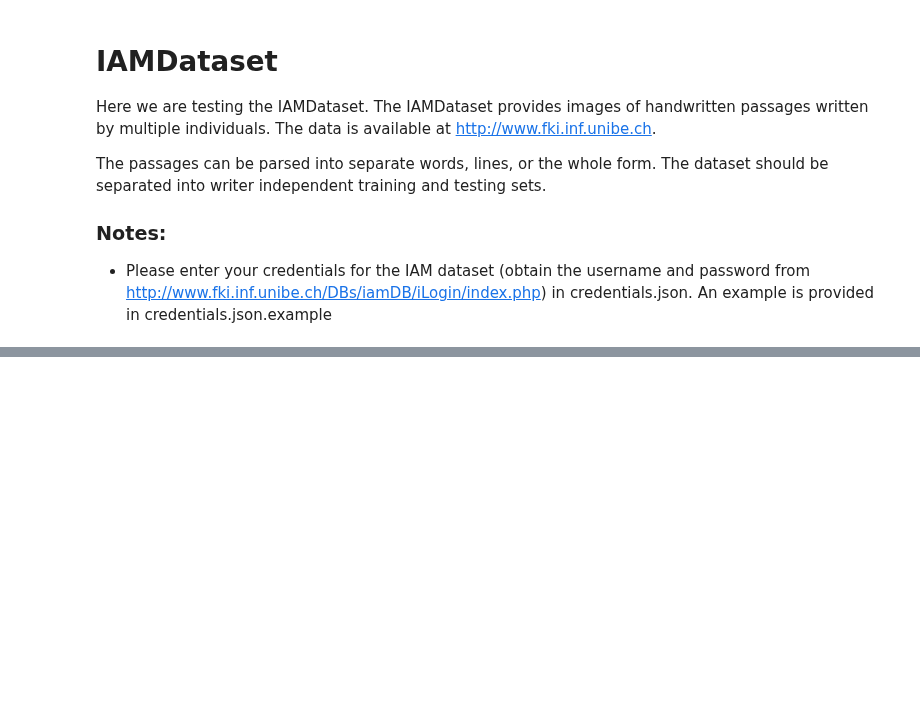
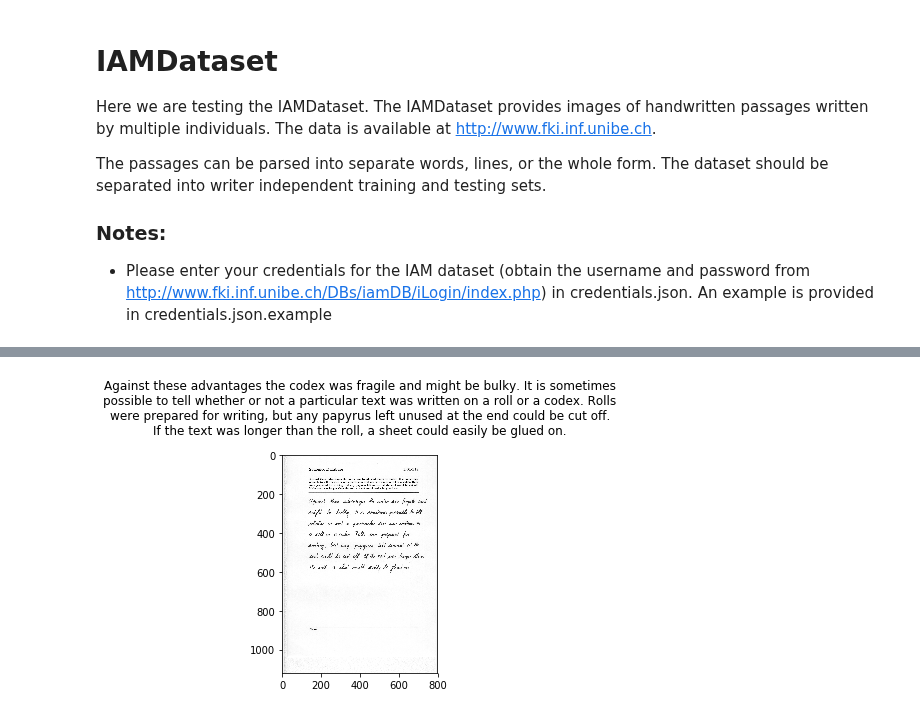
Before and after one commit to awslabs/handwritten-text-recognition-for-apache-mxnet, a Jupyter notebook: utils/test_iam_dataset.ipynb, the cells around one changed output, grey strips where cells are left out. Cells and saved outputs as stored; diff of their text form; code cells hidden in the pictures; blank space fills up the shorter version.

```diff
--- a/utils/test_iam_dataset.ipynb
+++ b/utils/test_iam_dataset.ipynb
@@ -109,0 +65,5 @@ for i in range(25):
+# %%
+ds = IAMDataset("form", output_data="text")
+plot_image_with_text(ds)
+# %% [output]
+[figure, added]
```
Also changed, not shown: parts of 13 cells of this notebook, 1 other file.
